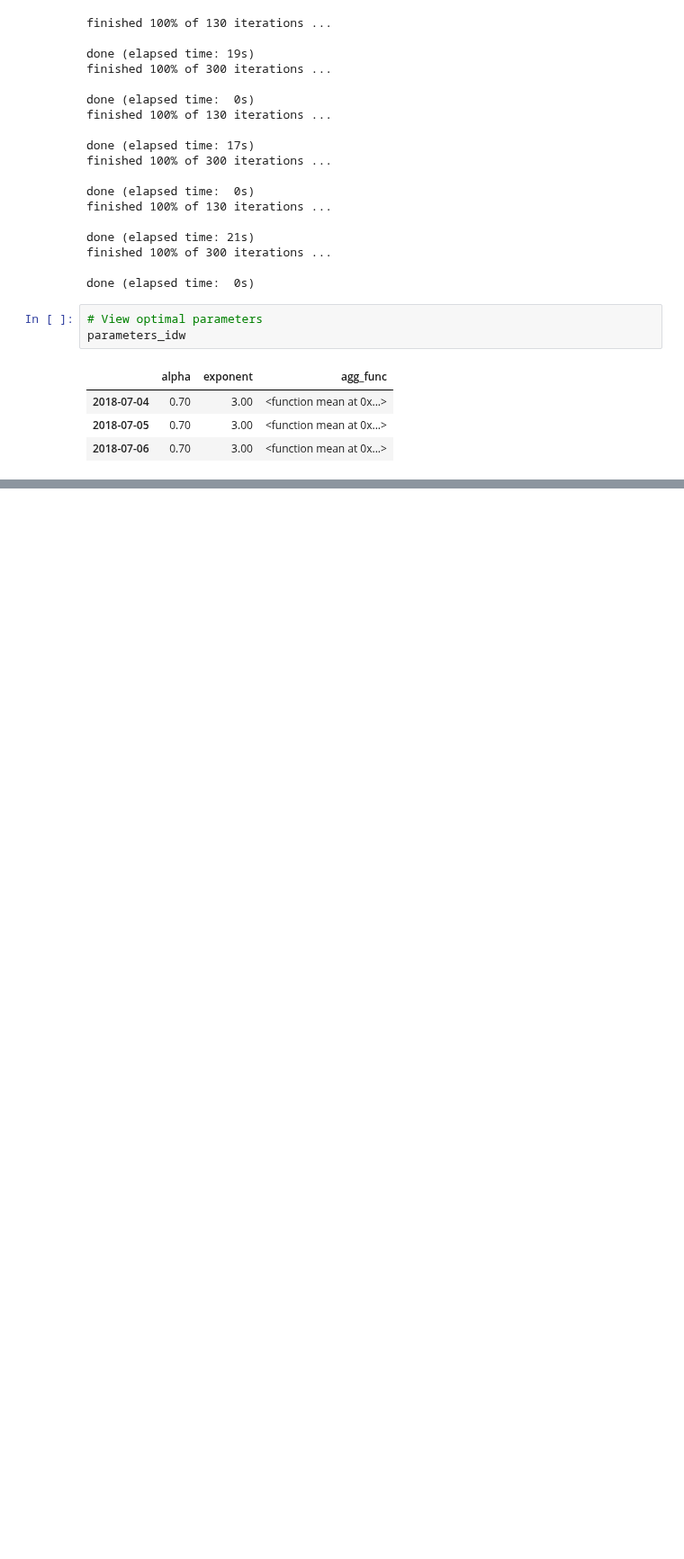
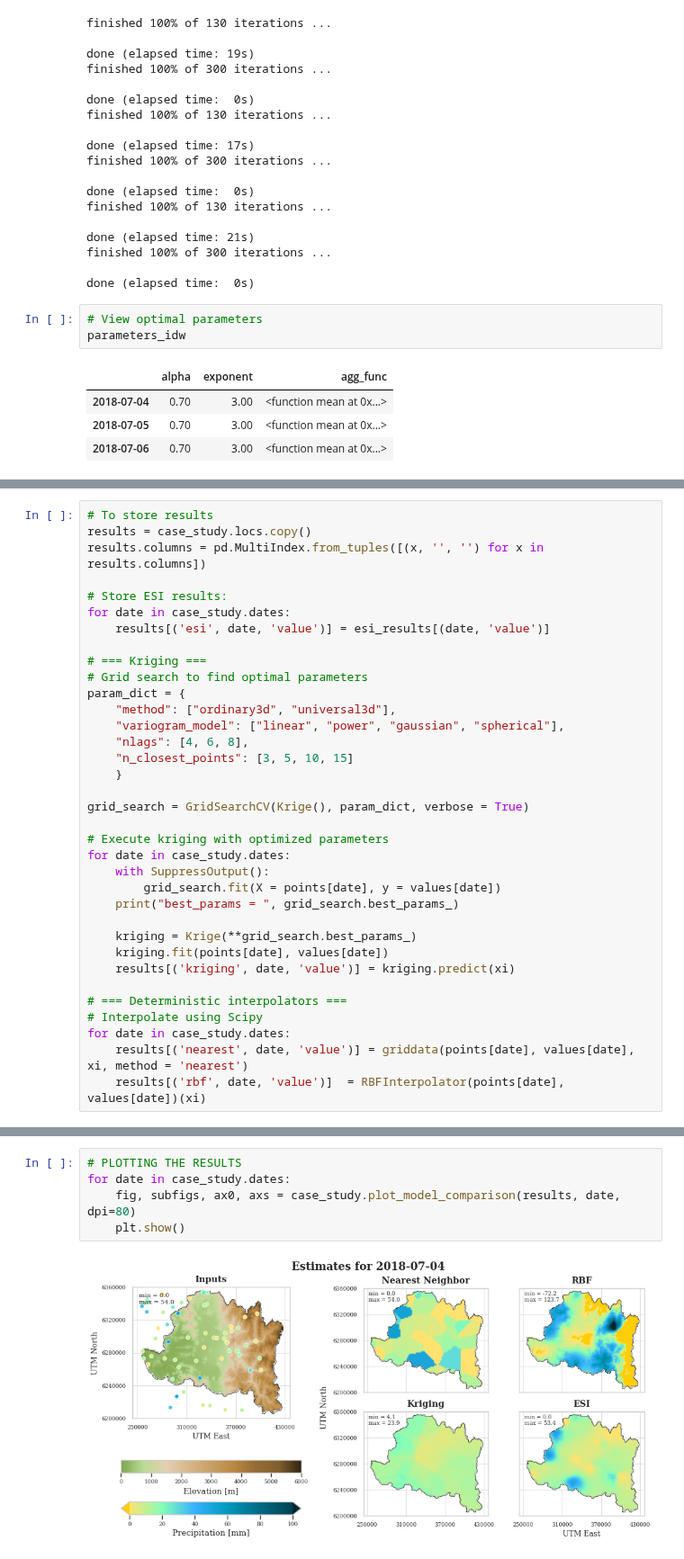
Before and after one commit to alges/spatialize-examples, a Jupyter notebook: examples/esi_implementations/esi_2.5d.ipynb, the cells around one changed output, grey strips where cells are left out. Shown at 90% size. Saved outputs shown, nothing was run; the diff lists cells and outputs as text; blank space fills up the shorter version.

```diff
--- a/examples/esi_implementations/esi_2.5d.ipynb
+++ b/examples/esi_implementations/esi_2.5d.ipynb
@@ -283,0 +156,35 @@ plt.show()
+# %%
+# To store results
+results = case_study.locs.copy()
+results.columns = pd.MultiIndex.from_tuples([(x, '', '') for x in results.columns])
+
+# Store ESI results:
+for date in case_study.dates:
+    results[('esi', date, 'value')] = esi_results[(date, 'value')]
+
+# === Kriging ===
+# Grid search to find optimal parameters
+param_dict = {
+    "method": ["ordinary3d", "universal3d"],
+    "variogram_model": ["linear", "power", "gaussian", "spherical"],
+    "nlags": [4, 6, 8],
+    "n_closest_points": [3, 5, 10, 15]
+    }
+
+grid_search = GridSearchCV(Krige(), param_dict, verbose = True)
+
+# Execute kriging with optimized parameters
+for date in case_study.dates:
+    with SuppressOutput():
+        grid_search.fit(X = points[date], y = values[date])
+    print("best_params = ", grid_search.best_params_)
+
+    kriging = Krige(**grid_search.best_params_)
+    kriging.fit(points[date], values[date])
+    results[('kriging', date, 'value')] = kriging.predict(xi)
+
+# === Deterministic interpolators ===
+# Interpolate using Scipy
+for date in case_study.dates:
+    results[('nearest', date, 'value')] = griddata(points[date], values[date], xi, method = 'nearest')
+    results[('rbf', date, 'value')]  = RBFInterpolator(points[date], values[date])(xi)
@@ -283,0 +196,7 @@ plt.show()
+# %%
+# PLOTTING THE RESULTS
+for date in case_study.dates:
+    fig, subfigs, ax0, axs = case_study.plot_model_comparison(results, date, dpi=80)
+    plt.show()
+# %% [output]
+[figure, added]
```
Also changed, not shown: parts of 13 cells of this notebook, 1 other file.
